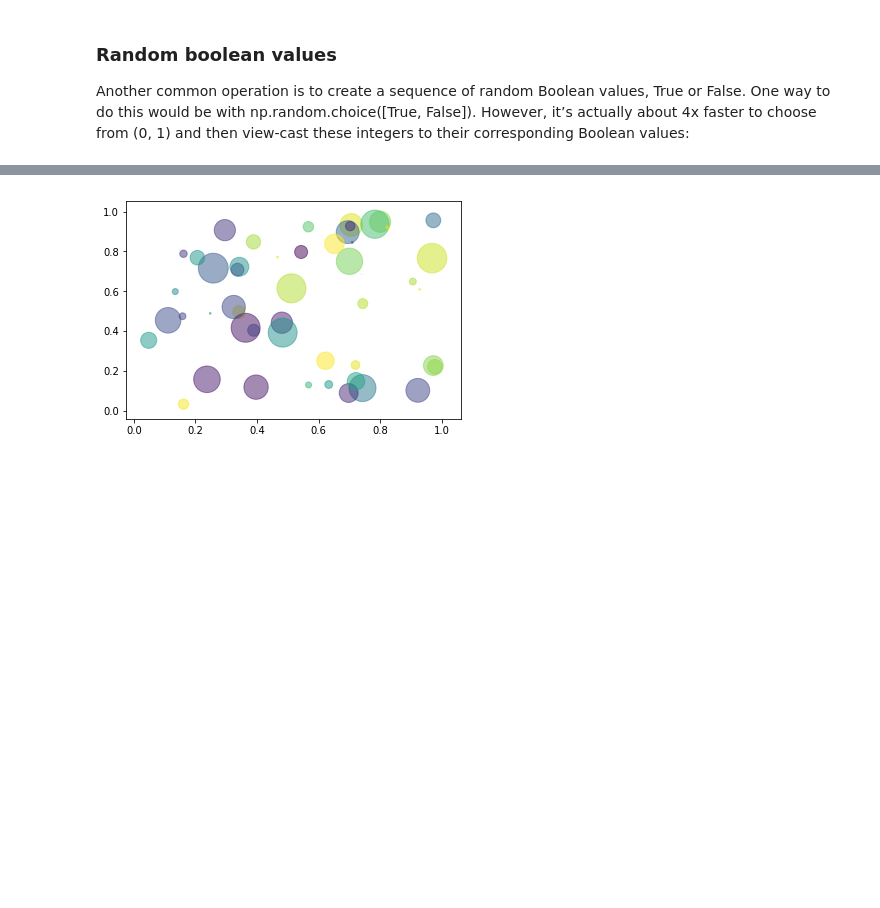
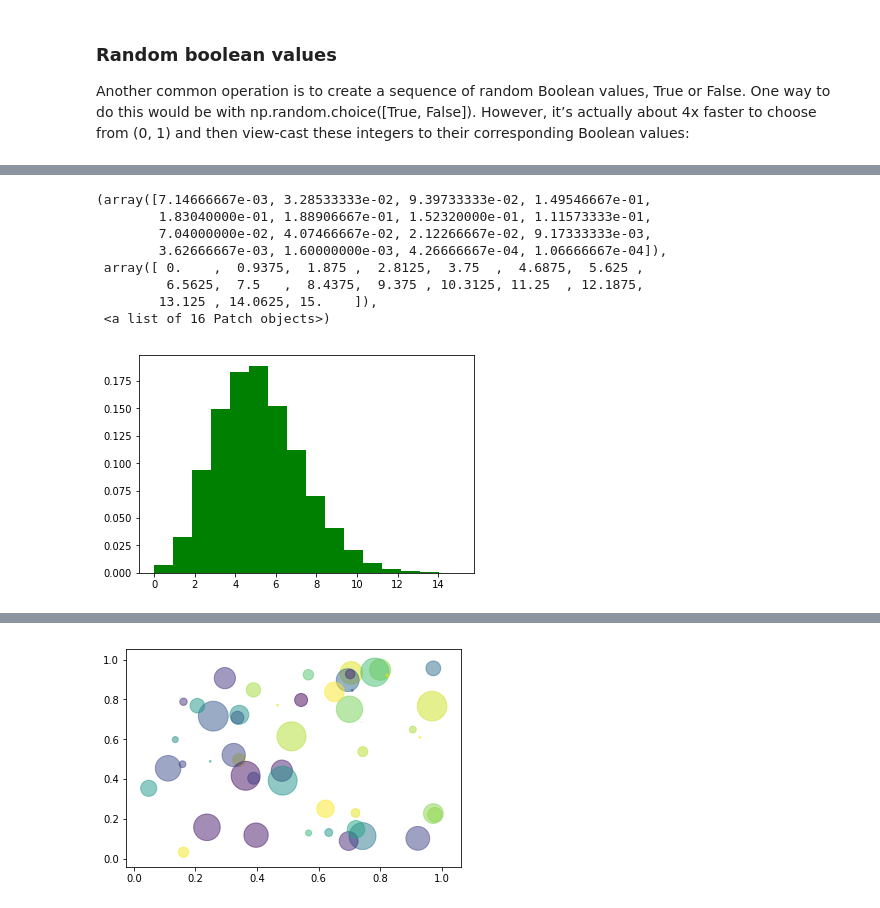
Before and after one commit to irelandeca123/Emer-Tech-Assign-C, a Jupyter notebook: Numpy-Random/numpy-random.ipynb, the cells around one changed output, grey strips where cells are left out. Saved outputs shown, nothing was run; the diff lists cells and outputs as text; code cells hidden in the pictures; blank space fills up the shorter version.

```diff
--- a/Numpy-Random/numpy-random.ipynb
+++ b/Numpy-Random/numpy-random.ipynb
@@ -141,0 +165,13 @@ plt.show()
+# %%
+s=np.random.poisson(5, 10000)
+plt.hist(s,16,normed=True,color='Green')
+# %% [output]
+(array([7.14666667e-03, 3.28533333e-02, 9.39733333e-02, 1.49546667e-01,
+        1.83040000e-01, 1.88906667e-01, 1.52320000e-01, 1.11573333e-01,
+        7.04000000e-02, 4.07466667e-02, 2.12266667e-02, 9.17333333e-03,
+        3.62666667e-03, 1.60000000e-03, 4.26666667e-04, 1.06666667e-04]),
+ array([ 0.    ,  0.9375,  1.875 ,  2.8125,  3.75  ,  4.6875,  5.625 ,
+         6.5625,  7.5   ,  8.4375,  9.375 , 10.3125, 11.25  , 12.1875,
+        13.125 , 14.0625, 15.    ]),
+ <a list of 16 Patch objects>)
+[figure, added]
```
Also changed, not shown: parts of 39 cells of this notebook.
